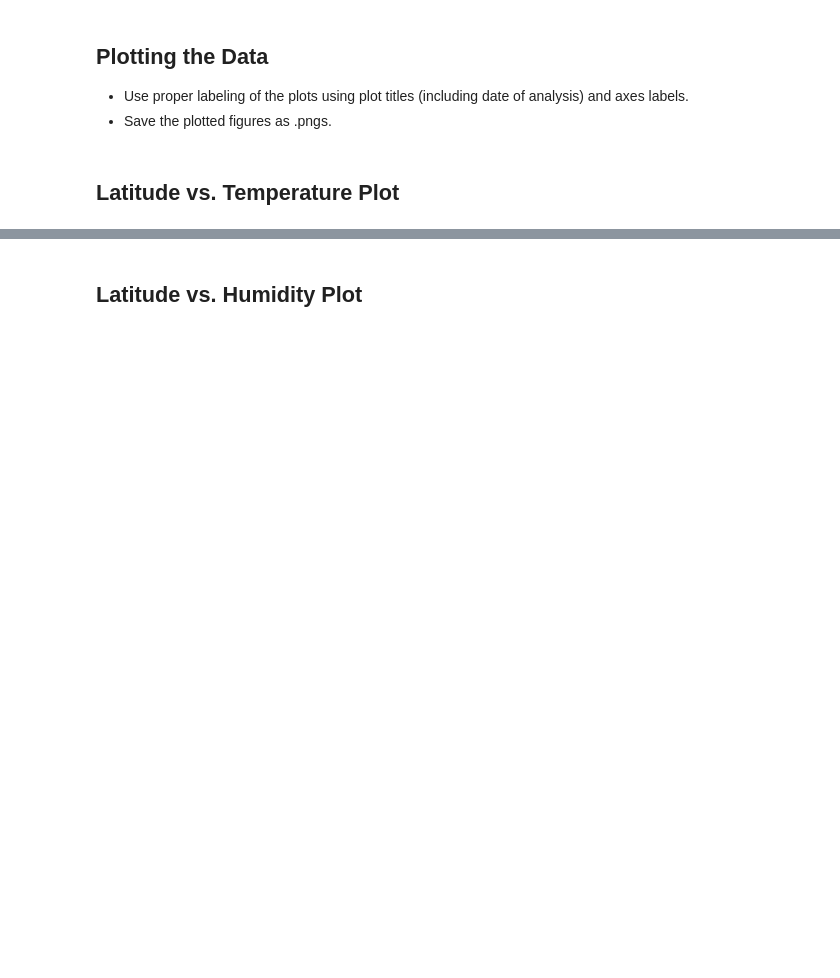
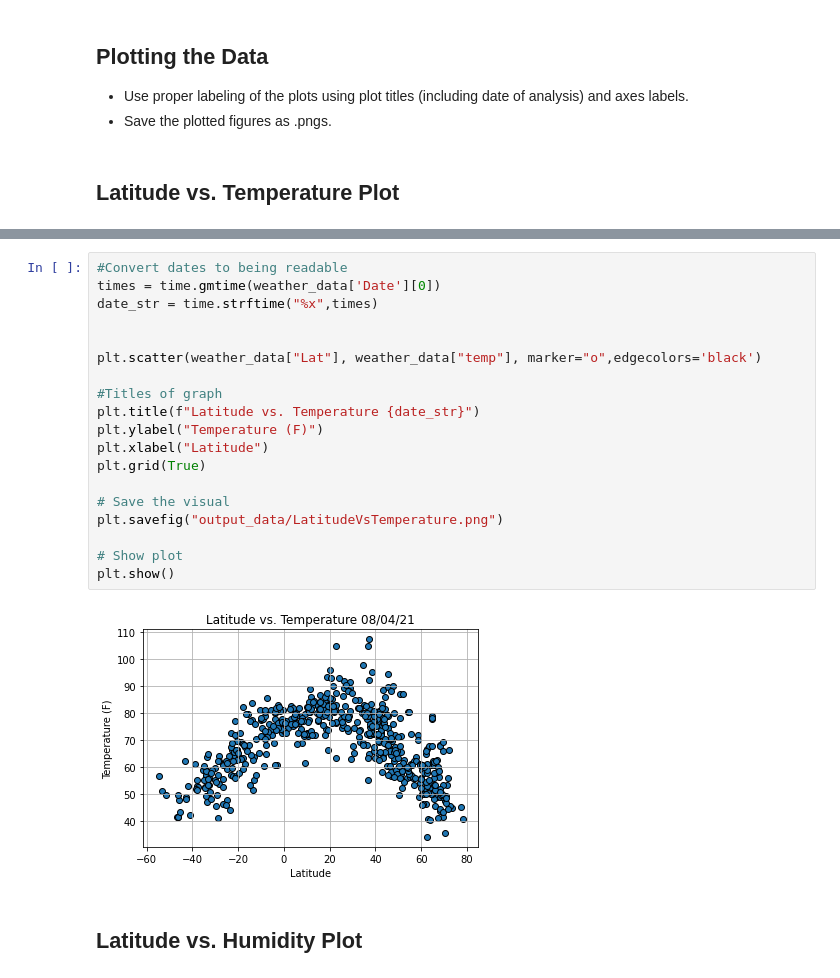
Before and after one commit to Mvillarreal88/python-api-challenge, a Jupyter notebook: WeatherPy/WeatherPy.ipynb, the cells around one changed output, grey strips where cells are left out. Saved outputs shown, nothing was run; the diff lists cells and outputs as text; blank space fills up the shorter version.

Commit message:
Added scatter plots of the data

```diff
--- a/WeatherPy/WeatherPy.ipynb
+++ b/WeatherPy/WeatherPy.ipynb
@@ -186,2 +153,23 @@ Int64Index([], dtype='int64')
+# %%
+#Convert dates to being readable
+times = time.gmtime(weather_data['Date'][0])
+date_str = time.strftime("%x",times)
+
+
+plt.scatter(weather_data["Lat"], weather_data["temp"], marker="o",edgecolors='black')
+
+#Titles of graph
+plt.title(f"Latitude vs. Temperature {date_str}")
+plt.ylabel("Temperature (F)")
+plt.xlabel("Latitude")
+plt.grid(True)
+
+# Save the visual
+plt.savefig("output_data/LatitudeVsTemperature.png")
+
+# Show plot
+plt.show()
+# %% [output]
+[figure, added]
 # %% [markdown]
 ## Latitude vs. Humidity Plot
```
Also changed, not shown: parts of 18 cells of this notebook, 5 other files.
